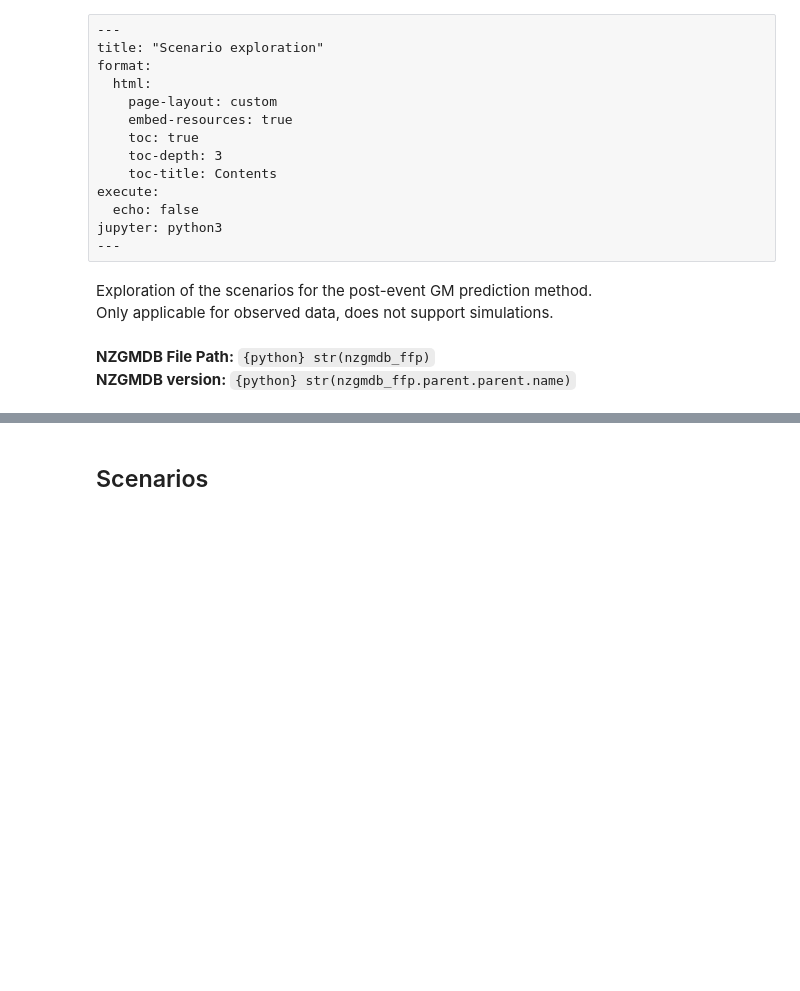
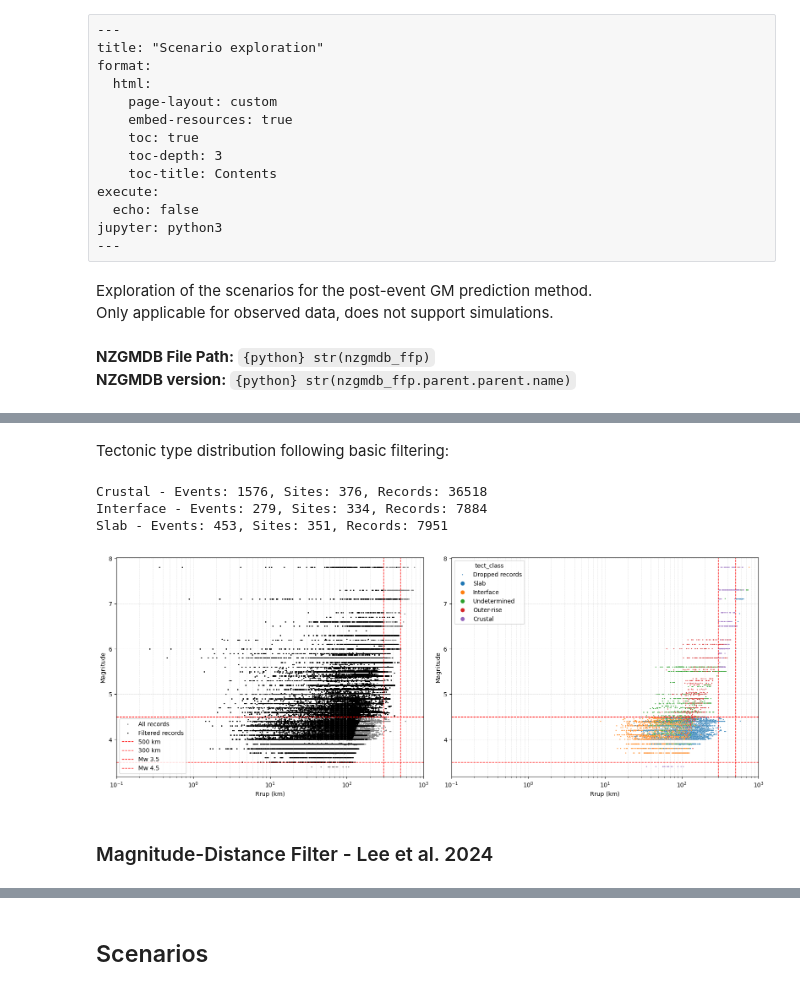
Before and after one commit to claudio525/post_event_gm_gnn, a Jupyter notebook: sim_ranking/explore/scenario_data/scenario_exploration.ipynb, the cells around one changed output, grey strips where cells are left out. Drawn from its saved outputs; the diff is of its cells as text; code cells hidden in the pictures; blank space fills up the shorter version.

```diff
--- a/sim_ranking/explore/scenario_data/scenario_exploration.ipynb
+++ b/sim_ranking/explore/scenario_data/scenario_exploration.ipynb
@@ -193,0 +118,73 @@ fig.tight_layout()
+# %%
+crustal_df = obs_data.record_df.loc[obs_data.record_df.tect_type == sr.constants.TectonicType.CRUSTAL]
+interface_df = obs_data.record_df.loc[obs_data.record_df.tect_type == sr.constants.TectonicType.SUBDUCTION_INTERFACE]
+slab_df = obs_data.record_df.loc[obs_data.record_df.tect_type == sr.constants.TectonicType.SUBDUCTION_SLAB]
+
+display(Markdown("Tectonic type distribution following basic filtering:"))
+print(f"Crustal - Events: {crustal_df.event_id.nunique()}, Sites: {crustal_df.site_id.nunique()}, Records: {len(crustal_df)}")
+print(f"Interface - Events: {interface_df.event_id.nunique()}, Sites: {interface_df.site_id.nunique()}, Records: {len(interface_df)}")
+print(f"Slab - Events: {slab_df.event_id.nunique()}, Sites: {slab_df.site_id.nunique()}, Records: {len(slab_df)}")
+# %% [output]
+Tectonic type distribution following basic filtering:
+Crustal - Events: 1576, Sites: 376, Records: 36518
+Interface - Events: 279, Sites: 334, Records: 7884
+Slab - Events: 453, Sites: 351, Records: 7951
+# %%
+fig, (ax1, ax2) = mlt.plotting.get_fig_axes(2, 2, 1, ind_figsize=(8, 6))
+
+ax1.scatter(nzgmdb_df["r_rup"], nzgmdb_df["mag"], s=1, label="All records", c="grey")
+ax1.scatter(
+    obs_data.record_df.rrup,
+    obs_data.record_df.mag,
+    s=1,
+    label="Filtered records",
+    c="black",
+)
+ax1.axvline(500, color="red", linestyle="--", label="500 km", linewidth=1)
+ax1.axvline(300, color="red", linestyle="--", label="300 km", linewidth=1)
+ax1.axhline(3.5, color="red", linestyle="--", label="Mw 3.5", linewidth=1)
+ax1.axhline(4.5, color="red", linestyle="--", label="Mw 4.5", linewidth=1)
+
+ax1.grid(which="both", linewidth=0.5, alpha=0.5, linestyle="--")
+
+ax1.set_xscale("log")
+ax1.set_xlim(0.1, 1000)
+ax1.legend()
+ax1.set_xlabel("Rrup (km)")
+ax1.set_ylabel("Magnitude")
+
+dropped_records = nzgmdb_df.loc[~nzgmdb_df.index.isin(obs_data.record_df.index)].index.values.astype(str)
+sns.scatterplot(
+    data=nzgmdb_df.loc[dropped_records],
+    x="r_rup",
+    y="mag",
+    s=3,
+    label="Dropped records",
+    hue="tect_class",
+    ax=ax2,
+)
+
+# ax2.scatter(
+#     nzgmdb_df.loc[dropped_records]["r_rup"],
+#     nzgmdb_df.loc[dropped_records]["mag"],
+#     s=1,
+#     label="Dropped records",
+#     c="grey",
+# )
+
+
+ax2.axvline(500, color="red", linestyle="--", label="500 km", linewidth=1)
+ax2.axvline(300, color="red", linestyle="--", label="300 km", linewidth=1)
+ax2.axhline(3.5, color="red", linestyle="--", label="Mw 3.5", linewidth=1)
+ax2.axhline(4.5, color="red", linestyle="--", label="Mw 4.5", linewidth=1)
+ax2.set_xscale("log")
+ax2.set_xlim(0.1, 1000)
+ax2.set_xlabel("Rrup (km)")
+ax2.set_ylabel("Magnitude")
+ax2.grid(which="both", linewidth=0.5, alpha=0.5, linestyle="--")
+
+fig.tight_layout()
+# %% [output]
+[figure, added]
+# %% [markdown]
+### Magnitude-Distance Filter - Lee et al. 2024
```
Also changed, not shown: parts of 26 cells of this notebook, 31 other files.
